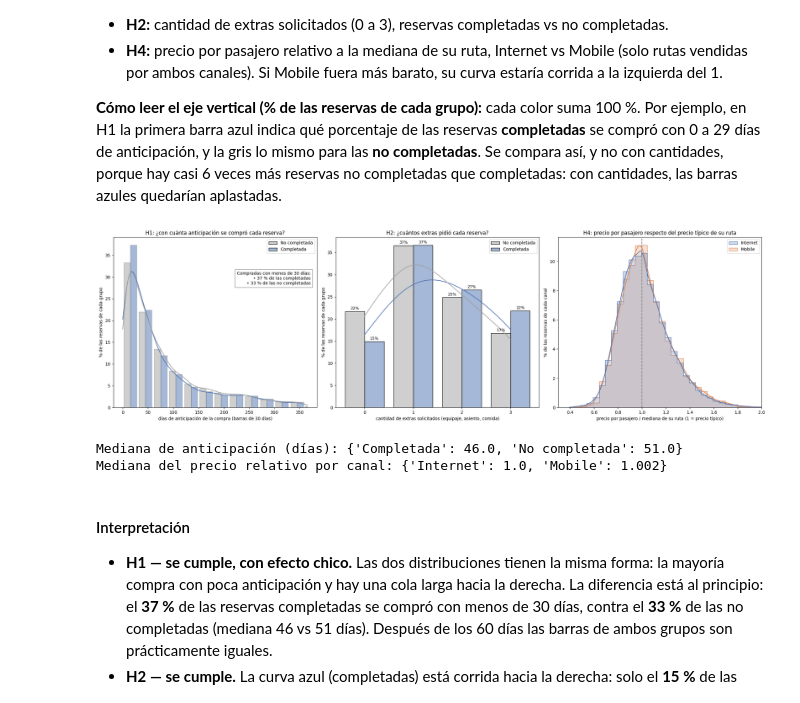
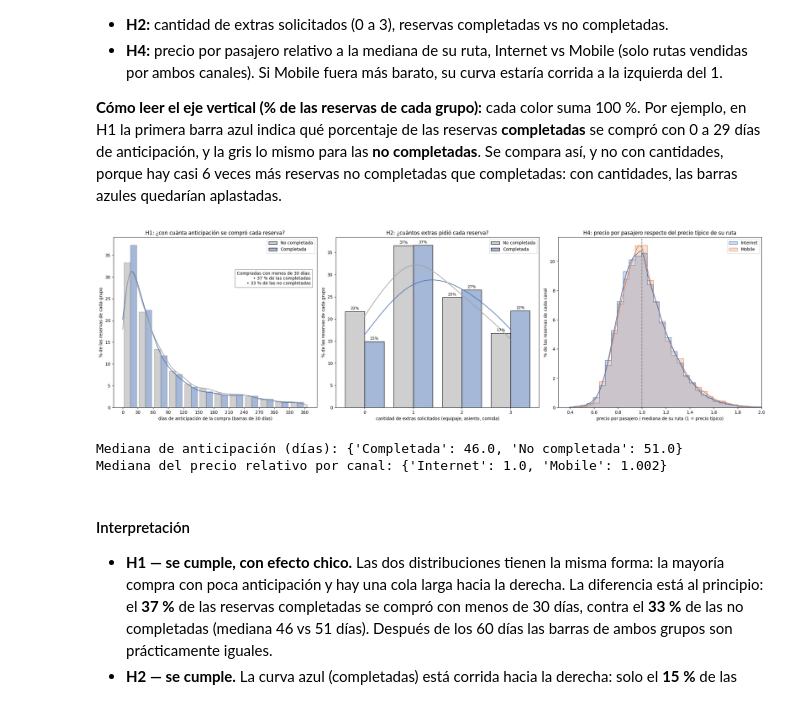
Before and after one commit to federicopintosr/diplomatura-tp-1, a Jupyter notebook: tp1/tp1.ipynb, the cells around one changed output. Cells and saved outputs as stored; diff of their text form; code cells hidden in the pictures.

```diff
--- a/tp1/tp1.ipynb
+++ b/tp1/tp1.ipynb
@@ -416,6 +416,7 @@ axes[0].text(0.97, 0.80, f"Compradas con menos de 30 días:\n"
              f"• {menos_30['No completada']:.0f} % de las no completadas",
              transform=axes[0].transAxes, ha='right', va='top', bbox={'facecolor': 'white', 'edgecolor': 'gray'})
 axes[0].set_title('H1: ¿con cuánta anticipación se compró cada reserva?')
+axes[0].set_xticks(range(0, 361, 30))
 axes[0].set_xlabel('días de anticipación de la compra (barras de 30 días)')
 axes[0].set_ylabel('% de las reservas de cada grupo')
 axes[0].get_legend().set_title('')
@@ -427,34 +428,34 @@ sns.histplot(data=df, x='total_extras', hue='resultado', hue_order=orden, palett
 for barras in axes[1].containers:
     axes[1].bar_label(barras, fmt='%.0f%%', padding=2, fontsize=9)
 axes[1].set_xticks([0, 1, 2, 3])
 axes[1].set_title('H2: ¿cuántos extras pidió cada reserva?')
 axes[1].set_xlabel('cantidad de extras solicitados (equipaje, asiento, comida)')
 axes[1].set_ylabel('% de las reservas de cada grupo')
 axes[1].get_legend().set_title('')
 
 # H4: precio por pasajero relativo a la mediana de su ruta, por canal (solo rutas con ambos canales)
 canales_por_ruta = df.groupby('route', observed=True)['sales_channel'].nunique()
 datos_h4 = df[df['route'].isin(canales_por_ruta[canales_por_ruta == 2].index)].copy()
 datos_h4['precio_relativo'] = (datos_h4['cost_per_passenger'] /
                                datos_h4.groupby('route', observed=True)['cost_per_passenger'].transform('median'))
 sns.histplot(data=datos_h4, x='precio_relativo', hue='sales_channel', hue_order=['Internet', 'Mobile'],
              stat='percent', common_norm=False, kde=True, binwidth=0.05, element='step',
              palette=['#4c72b0', '#dd8452'], ax=axes[2])
 axes[2].axvline(1, color='gray', linestyle='--')
 axes[2].set_xlim(0.3, 2.0)
 axes[2].set_title('H4: precio por pasajero respecto del precio típico de su ruta')
 axes[2].set_xlabel('precio por pasajero / mediana de su ruta (1 = precio típico)')
 axes[2].set_ylabel('% de las reservas de cada canal')
 axes[2].get_legend().set_title('')
 
 plt.tight_layout()
 plt.show()
 
 print('Mediana de anticipación (días):', df.groupby('resultado')['purchase_lead'].median().to_dict())
 print('Mediana del precio relativo por canal:',
       datos_h4.groupby('sales_channel', observed=True)['precio_relativo'].median().round(3).to_dict())
 # %% [output]
-[figure, old version]
+[figure, new version]
 Mediana de anticipación (días): {'Completada': 46.0, 'No completada': 51.0}
 Mediana del precio relativo por canal: {'Internet': 1.0, 'Mobile': 1.002}
 # %% [markdown]
```
